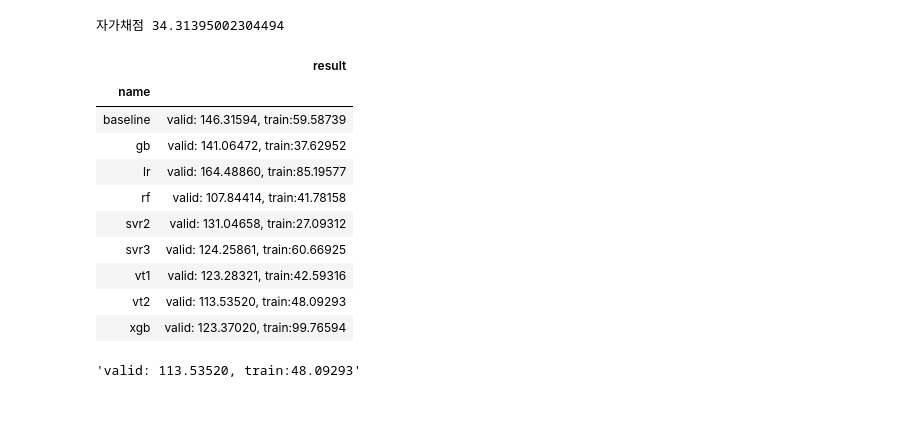
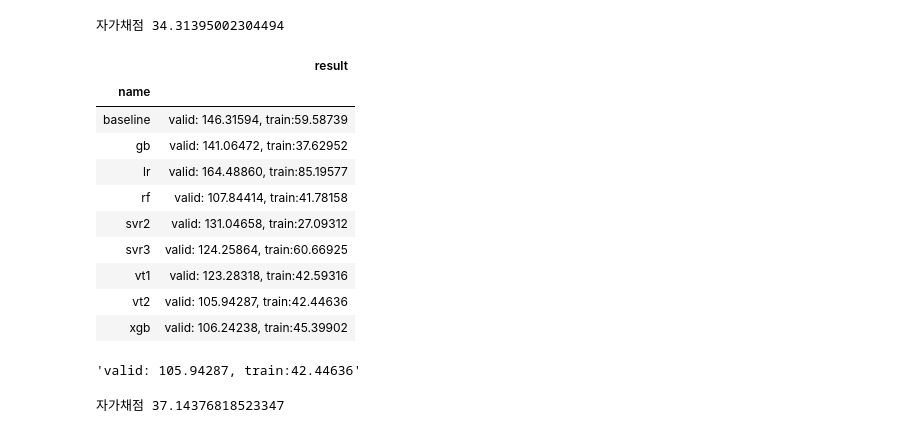
Before and after one commit to sunkusun9/DS_lv3_2411, a Jupyter notebook: sec_ds_lv3_prob3_kaggle.ipynb, the cells around one changed output. Saved outputs shown, nothing was run; the diff lists cells and outputs as text; code cells hidden in the pictures.

Commit message:
Day1 Kaggle 문제 풀이, 설명 올립니다.

```diff
--- a/sec_ds_lv3_prob3_kaggle.ipynb
+++ b/sec_ds_lv3_prob3_kaggle.ipynb
@@ -424,7 +419,7 @@ ct = ColumnTransformer([
 # n_estimators=?, learning_rate=?, max_depth=? 을 튜닝해봅니다. GradientBoostingRegressor와 유사합니다.
 reg_xgb = make_pipeline(
     ct,
-    xgb.XGBRegressor(random_state=123)
+    xgb.XGBRegressor(random_state=123, n_estimators=1000, learning_rate=0.01, max_depth=6)
 )
 eval_model('xgb', reg_xgb)
 # %% [output]
@@ -488,28 +484,35 @@ print("자가채점", mean_absolute_error(s_kaggle_ans, prd))
 # %%
 from sklearn.ensemble import VotingRegressor
 
 # Voting할 모델을 선별합니다.
 
 reg_vt2 = VotingRegressor([
     #('svr2', reg_svr2),
-    ('svr3', reg_svr3),
-    #('gb', reg_gb),
+    #('svr3', reg_svr3),
+    # ('gb', reg_gb),
     ('rf', reg_rf),
-    # ('xgb', reg_xgb),
+     ('xgb', reg_xgb),
     # ('lr', reg_lr)
 ])
 # Voting 모델의 성능을 측정
 eval_model('vt2', reg_vt2)
 # %% [output]
 |  | result |
 | name |  |
 | baseline | valid: 146.31594, train:59.58739 |
 | gb | valid: 141.06472, train:37.62952 |
 | lr | valid: 164.48860, train:85.19577 |
 | rf | valid: 107.84414, train:41.78158 |
 | svr2 | valid: 131.04658, train:27.09312 |
-| svr3 | valid: 124.25861, train:60.66925 |
-| vt1 | valid: 123.28321, train:42.59316 |
-| vt2 | valid: 113.53520, train:48.09293 |
-| xgb | valid: 123.37020, train:99.76594 |
+| svr3 | valid: 124.25864, train:60.66925 |
+| vt1 | valid: 123.28318, train:42.59316 |
+| vt2 | valid: 105.94287, train:42.44636 |
+| xgb | valid: 106.24238, train:45.39902 |
-'valid: 113.53520, train:48.09293'
+'valid: 105.94287, train:42.44636'
+# %%
+# reg_vt2가 검증 결과가 105.94287...로 가장 좋습니다. 최종모델로 선택해봅니다.
+prd = select_model(reg_vt2)
+# 자가 채점
+print("자가채점", mean_absolute_error(s_kaggle_ans, prd))
+# %% [output]
+자가채점 37.14376818523347
```
Also changed, not shown: parts of 17 cells of this notebook.
